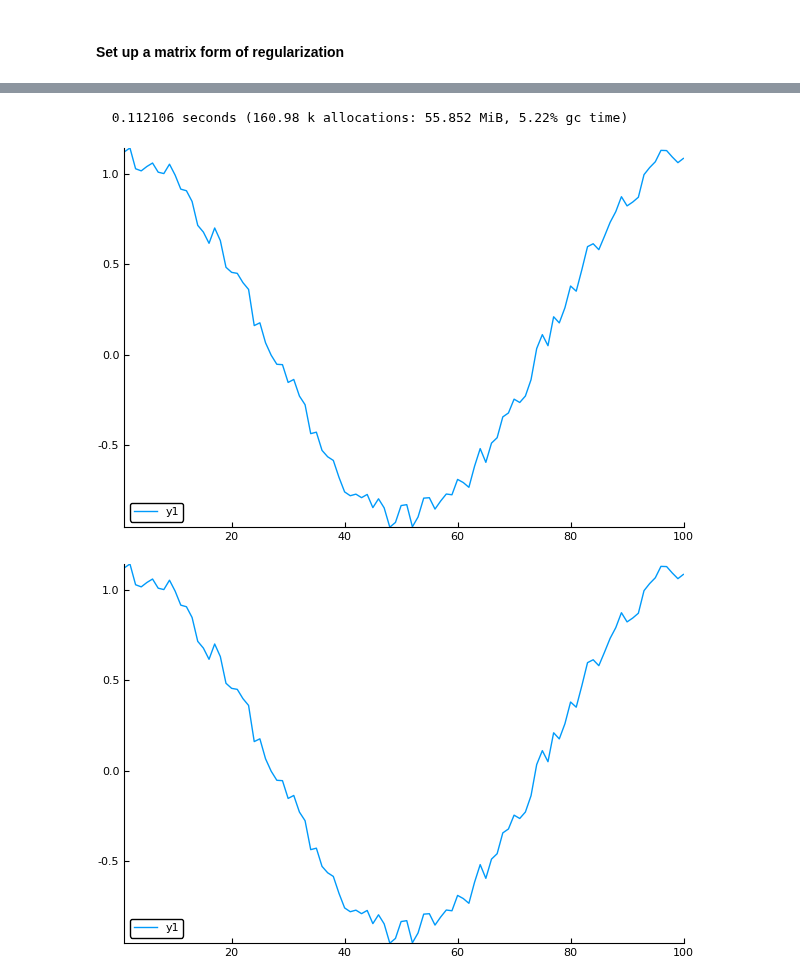
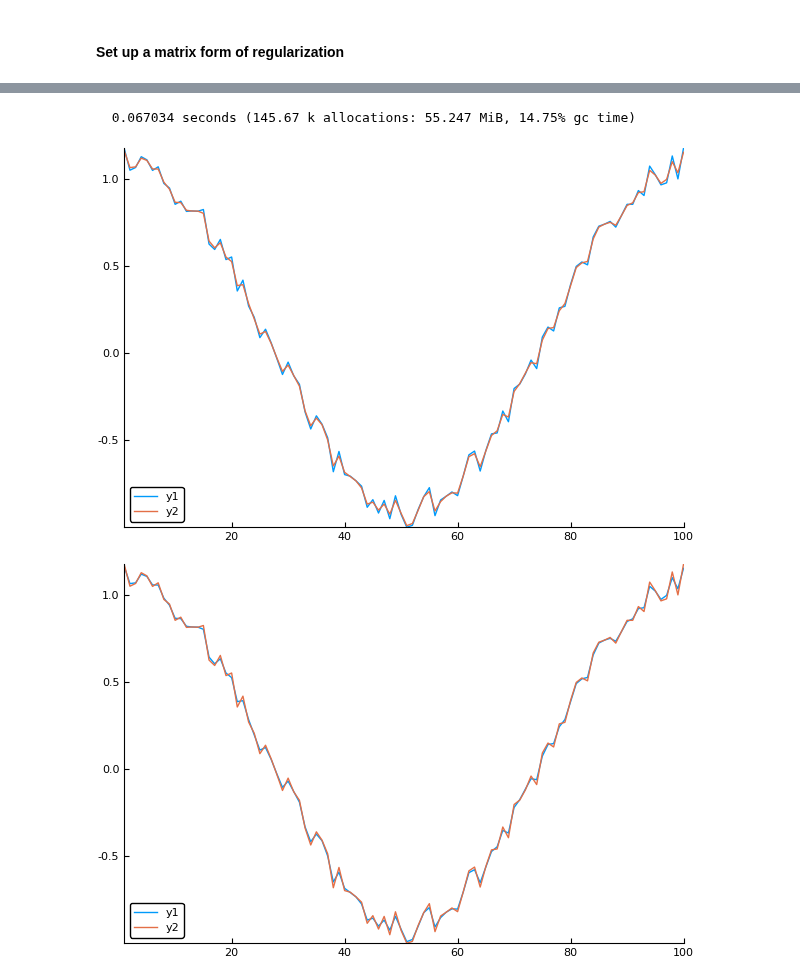
Before and after one commit to JuliaIBPM/ViscousFlow.jl, a Jupyter notebook: examples/Body to field operations.ipynb, the cells around one changed output, grey strips where cells are left out. Saved outputs shown, nothing was run; the diff lists cells and outputs as text; code cells hidden in the pictures.

```diff
--- a/examples/Body to field operations.ipynb
+++ b/examples/Body to field operations.ipynb
@@ -192,11 +191,13 @@ g2 = ScalarData(X)
 Ẽmat = InterpolationMatrix(H̃,w,g);
 # %%
 @time H̃(g2,H(w,g));
-plot(g2)
+plot(g)
+plot!(g2)
 # %% [output]
-  0.112106 seconds (160.98 k allocations: 55.852 MiB, 5.22% gc time)
+  0.067034 seconds (145.67 k allocations: 55.247 MiB, 14.75% gc time)
-[figure, old version]
+[figure, new version]
 # %%
 plot(Ẽmat*(Hmat*g))
+plot!(g)
 # %% [output]
-[figure, old version]
+[figure, new version]
```
Also changed, not shown: parts of 5 cells of this notebook, 7 other files.
